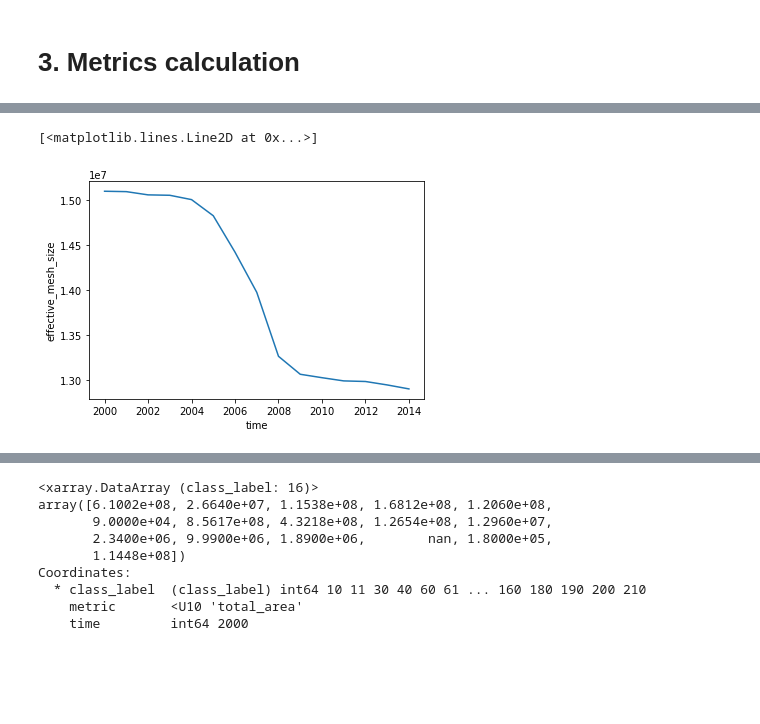
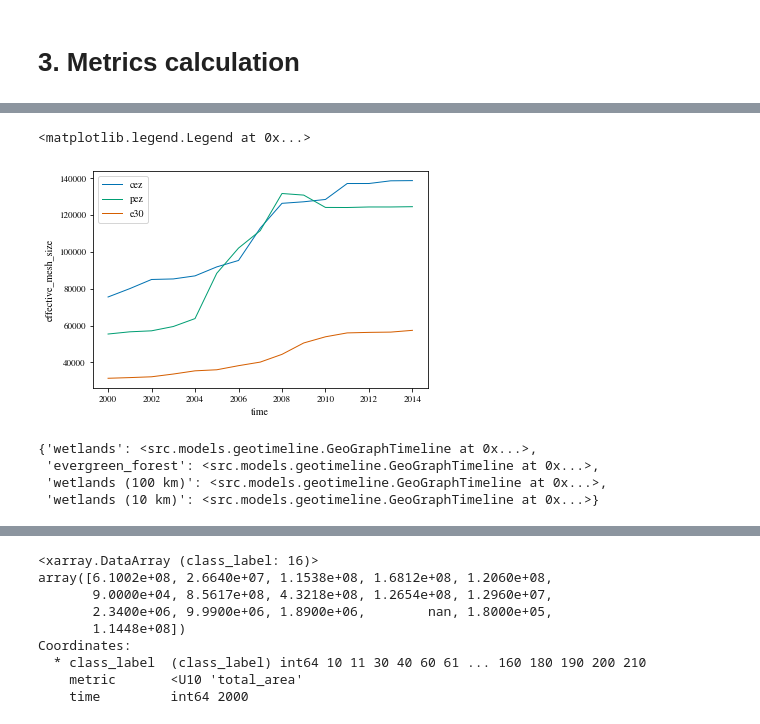
Before and after one commit to ai4er-cdt/geograph, a Jupyter notebook: notebooks/3-demo-landscape-timeseries-metrics.ipynb, the cells around one changed output, grey strips where cells are left out. Saved outputs shown, nothing was run; the diff lists cells and outputs as text; code cells hidden in the pictures; blank space fills up the shorter version.

```diff
--- a/notebooks/3-demo-landscape-timeseries-metrics.ipynb
+++ b/notebooks/3-demo-landscape-timeseries-metrics.ipynb
@@ -120,5 +204,0 @@ graph_timestack.get_metric("num_patches").plot()
-# %%
-graph_timestack.get_metric("effective_mesh_size", 10).plot()
-# %% [output]
-[<matplotlib.lines.Line2D at 0x...>]
-[figure, removed]
@@ -124,0 +218,14 @@ graph_timestack.get_metric("effective_mesh_size", 10).plot()
+# %%
+cez_graph_timestack = GeoGraphTimeline(cez_graphs)
+pez_graph_timestack = GeoGraphTimeline(pez_graphs)
+e30_graph_timestack = GeoGraphTimeline(e30_graphs)
+# %%
+metric = "effective_mesh_size"
+class_value = 100
+cez_graph_timestack.get_metric(metric, class_value=class_value).plot(label="cez")
+pez_graph_timestack.get_metric(metric, class_value=class_value).plot(label="pez")
+e30_graph_timestack.get_metric(metric, class_value=class_value).plot(label="e30")
+plt.legend()
+# %% [output]
+<matplotlib.legend.Legend at 0x...>
+[figure, added]
@@ -124,0 +263,7 @@ graph_timestack.get_metric("effective_mesh_size", 10).plot()
+# %%
+cez_graph_timestack.habitats
+# %% [output]
+{'wetlands': <src.models.geotimeline.GeoGraphTimeline at 0x...>,
+ 'evergreen_forest': <src.models.geotimeline.GeoGraphTimeline at 0x...>,
+ 'wetlands (100 km)': <src.models.geotimeline.GeoGraphTimeline at 0x...>,
+ 'wetlands (10 km)': <src.models.geotimeline.GeoGraphTimeline at 0x...>}
```
Also changed, not shown: parts of 62 cells of this notebook, 1 other file.
